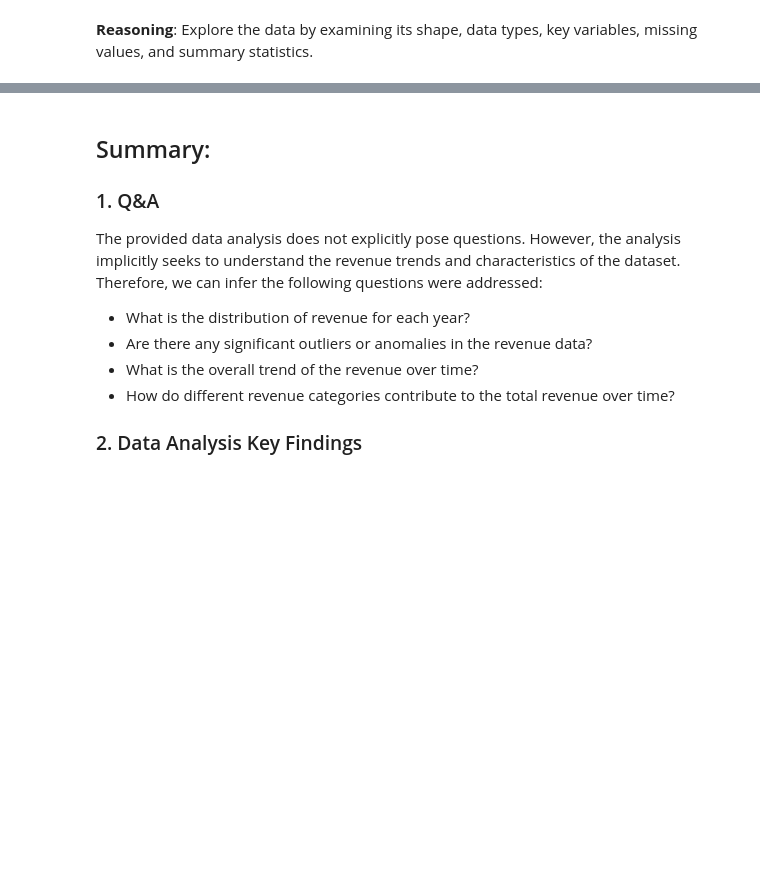
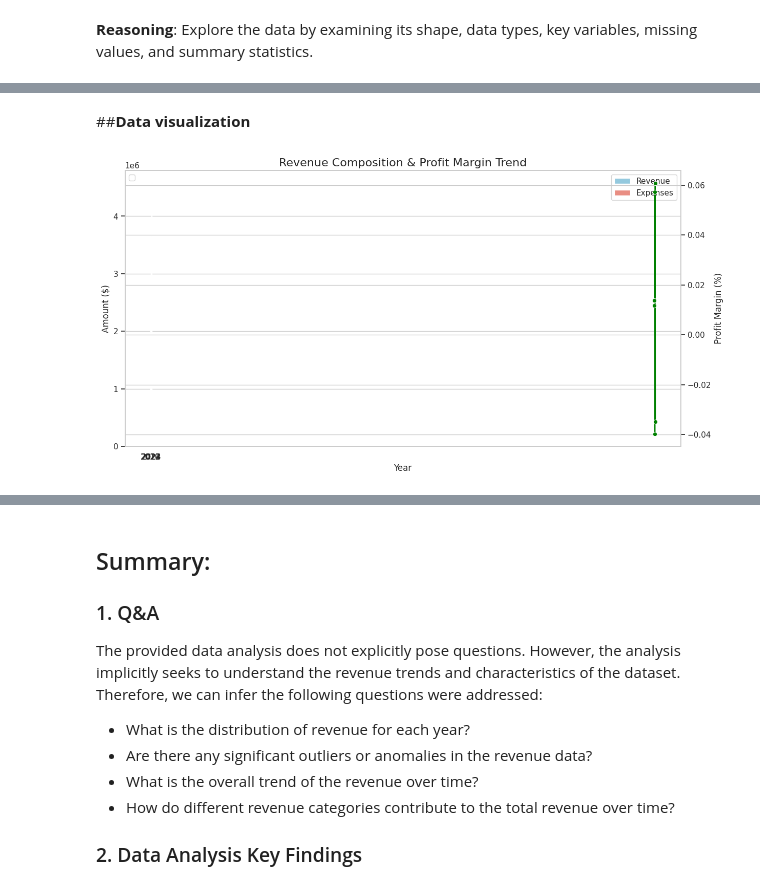
Before and after one commit to chipojaya1/pro_bono_dd, a Jupyter notebook: Efficiency_Report.ipynb, the cells around one changed output, grey strips where cells are left out. Saved outputs shown, nothing was run; the diff lists cells and outputs as text; code cells hidden in the pictures; blank space fills up the shorter version.

```diff
--- a/Efficiency_Report.ipynb
+++ b/Efficiency_Report.ipynb
@@ -229,0 +187,17 @@ Generate histograms, box plots, and a line plot to visualize the distribution an
+# %% [markdown]
+##**Data visualization**
+# %%
+# Step 3: Financial Analysis
+plt.figure(figsize=(14,7))
+plt.title('Revenue Composition & Profit Margin Trend', fontsize=16)
+ax1 = sns.barplot(data=financial, x='Year', y='Total Annual Income', color='skyblue', label='Revenue')
+ax2 = sns.barplot(data=financial, x='Year', y='Total Annual Expenses', color='salmon', label='Expenses')
+plt.ylabel('Amount ($)')
+
+ax3 = plt.twinx()
+sns.lineplot(data=financial, x='Year', y='Profit Margin', marker='o', color='green', ax=ax3)
+plt.ylabel('Profit Margin (%)')
+plt.legend(loc='upper left')
+plt.show()
+# %% [output]
+[figure, added]
```
Also changed, not shown: parts of 58 cells of this notebook.
